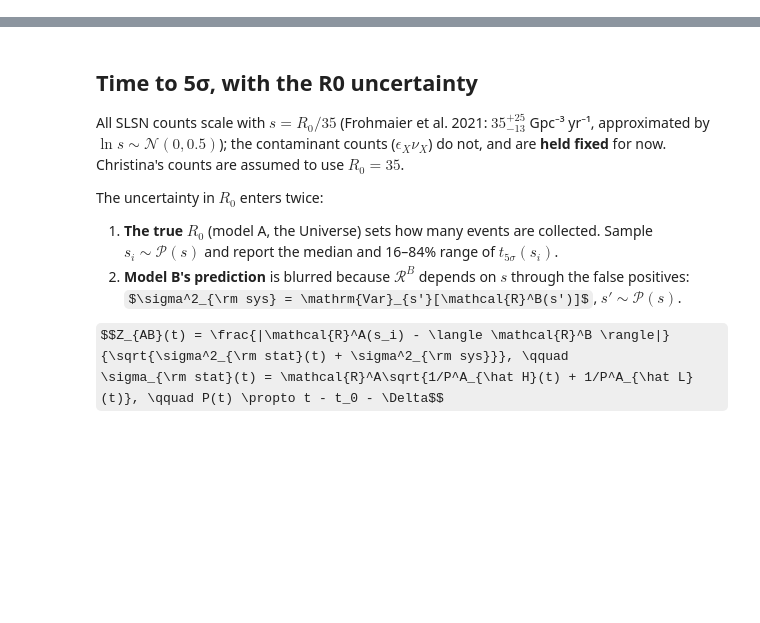
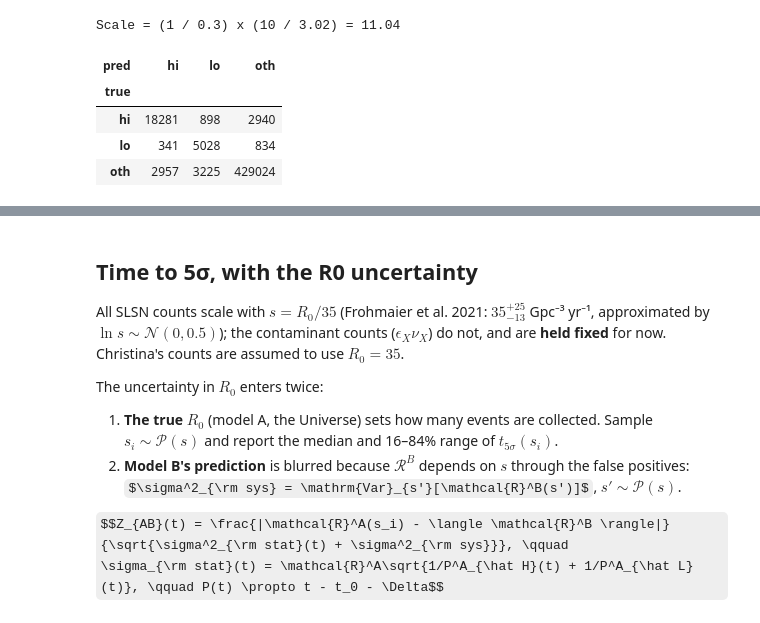
Before and after one commit to dev-ved30/Oracle, a Jupyter notebook: Glue/Glue.ipynb, the cells around one changed output, grey strips where cells are left out. Saved outputs shown, nothing was run; the diff lists cells and outputs as text; code cells hidden in the pictures; some formulas as TeX source; blank space fills up the shorter version.

```diff
--- a/Glue/Glue.ipynb
+++ b/Glue/Glue.ipynb
@@ -10,22 +4,0 @@ from sklearn.metrics import confusion_matrix
-# %%
-redshift_bin_width = 0.1
-n_bins = 50
-
-redshift_bins = []
-for i in range(n_bins):
-    redshift_bins.append((np.round(i * redshift_bin_width, 1), np.round((i + 1) * redshift_bin_width, 1)))
-
-rate_files = {
-    'naive': '../Christina_results/naive_physical_v530_efficiency.csv',
-    'O': '../Christina_results/o_dependent_physical_v530_efficiency.csv',
-    'Fe': '../Christina_results/fe_dependent_physical_v530_efficiency.csv',
-}
-
-# Same dz = 0.1 bins as Christina's files
-rate_counts = pd.DataFrame({'z_low': [b[0] for b in redshift_bins], 'z_high': [b[1] for b in redshift_bins]})
-for model, f in rate_files.items():
-    df_rate = pd.read_csv(f)
-    bin_idx = np.floor(np.round(df_rate['z_lo'] / redshift_bin_width, 6)).astype(int)
-    rate_counts[f'N_{model}'] = df_rate.groupby(bin_idx)['n_success_ELAsTiCC'].sum().reindex(range(n_bins), fill_value=0).values
-
-rate_counts[['N_naive', 'N_O', 'N_Fe']].sum()
@@ -203,0 +10,27 @@ FP(X) in the test set: {'H': np.int64(2957), 'L': np.int64(3225)}  multiplier: 2
+# %%
+df_classifications = pd.read_csv('classification_64.csv')
+
+
+def to_label(col):
+    return np.select([col == 'low-z-SLSN', col == 'high-z-SLSN'], ['lo', 'hi'], default='oth')
+
+
+LABELS = ['hi', 'lo', 'oth']
+cf_test = pd.crosstab(to_label(df_classifications['true_g']), to_label(df_classifications['pred_g']),
+                      rownames=['true'], colnames=['pred']).reindex(index=LABELS, columns=LABELS, fill_value=0)
+
+test_fraction = 0.30    # 463,528 of the 1,545,142 ELAsTiCC objects
+elasticc_years = 3.02   # span of MJD_TRIGGER in ELAsTiCC
+survey_years = 10
+scale = (1 / test_fraction) * (survey_years / elasticc_years)
+cf_10yr = cf_test * scale
+
+print(f'Scale = (1 / {test_fraction}) x ({survey_years} / {elasticc_years}) = {scale:.2f}')
+cf_test
+# %% [output]
+Scale = (1 / 0.3) x (10 / 3.02) = 11.04
+| pred | hi | lo | oth |
+| true |  |  |  |
+| hi | 18281 | 898 | 2940 |
+| lo | 341 | 5028 | 834 |
+| oth | 2957 | 3225 | 429024 |
```
Also changed, not shown: parts of 30 cells of this notebook.
